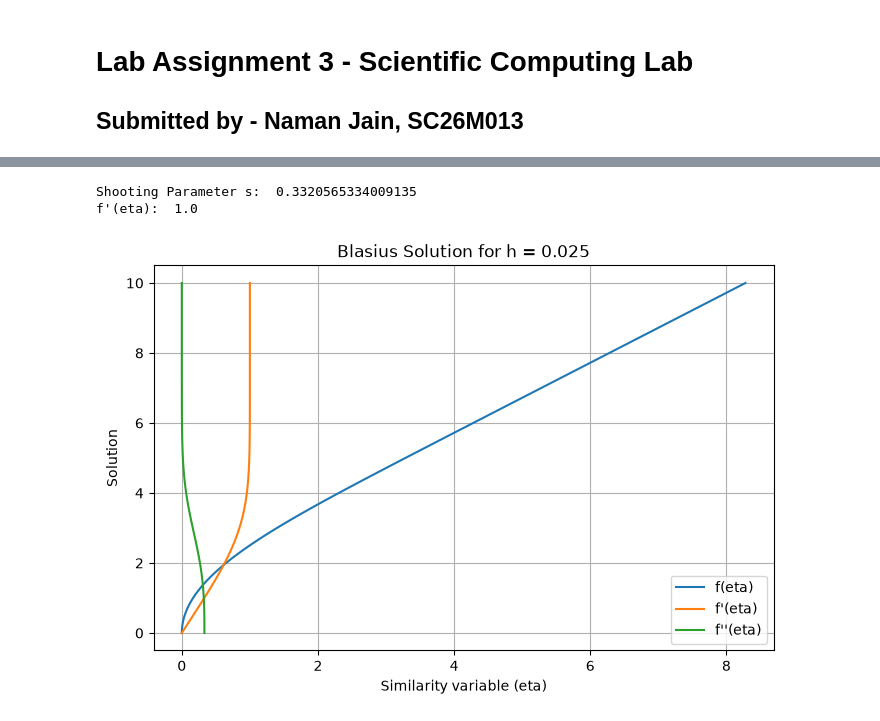
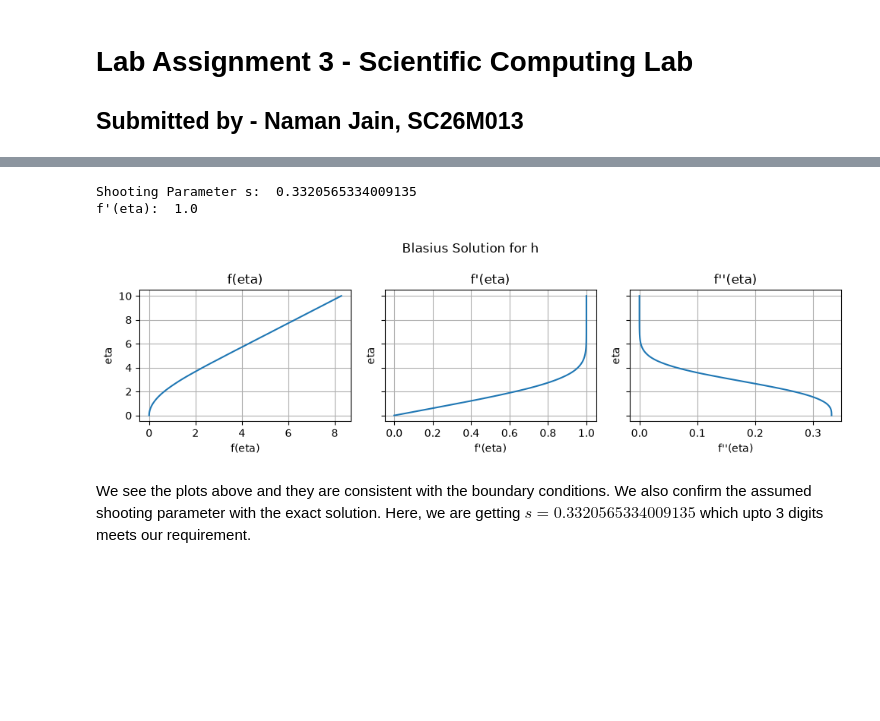
Before and after one commit to ashishbhole/AE801_2026, a Jupyter notebook: numode_bvp/Naman_BVP_ODE.ipynb, the cells around one changed output, grey strips where cells are left out. Cells and saved outputs as stored; diff of their text form; code cells hidden in the pictures; blank space fills up the shorter version.

```diff
--- a/numode_bvp/Naman_BVP_ODE.ipynb
+++ b/numode_bvp/Naman_BVP_ODE.ipynb
@@ -9,6 +70,7 @@ import matplotlib.pyplot as plt
 eta_inf = 10
 h = 0.1
 
+# RK3
 def first_order(u1, u2, u3):
     Y = np.array([u1, u2, u3])
     G = np.array([[0, 1, 0],[0, 0, 1],[0, 0, -u1/2]])
@@ -41,43 +103,56 @@ def RK3(s,h, eta_inf):
 
 def error(s, h):
     error = RK3(s, h, eta_inf)[2]
     return error
 
 def bisection(sl, su, eps, h):
     while (su - sl)/2 > eps:
         s = (su + sl)/2
         if error(s, h) == 0:
             return s
 
         if error(sl, h)*error(s, h) < 0:
             su = s
         else:
             sl = s
     return s
 
 sl = 0
 su = 1
 eps = 1e-20
 
 eta, Y, err1 = RK3(bisection(sl, su, eps, h), h, eta_inf)
 
 print("Shooting Parameter s: ", bisection(sl, su, eps, h))
 print("f'(eta): ", Y[-1,1])
 
-plt.figure(figsize=(8, 5))
-plt.plot( Y[:, 0],eta, label="f(eta)")
-plt.plot( Y[:, 1],eta, label="f'(eta)")
-plt.plot( Y[:, 2],eta, label="f''(eta)")
-plt.xlabel("Similarity variable (eta)")
-plt.ylabel("Solution")
-plt.title(f"Blasius Solution for h = {hi}")
-plt.grid(True)
-plt.legend()
+fig, ax = plt.subplots(1, 3, figsize=(10, 3), sharey=True)
+ax[0].plot(Y[:, 0], eta)
+ax[0].set_xlabel("f(eta)")
+ax[0].set_ylabel("eta")
+ax[0].set_title("f(eta)")
+
+ax[1].plot(Y[:, 1], eta)
+ax[1].set_xlabel("f'(eta)")
+ax[1].set_ylabel("eta")
+ax[1].set_title("f'(eta)")
+
+ax[2].plot(Y[:, 2], eta)
+ax[2].set_xlabel("f''(eta)")
+ax[2].set_ylabel("eta")
+ax[2].set_title("f''(eta)")
+
+for a in ax:
+    a.grid(True)
+fig.suptitle(f"Blasius Solution for h ")
+plt.tight_layout()
 plt.show()
 # %% [output]
 Shooting Parameter s:  0.3320565334009135
 f'(eta):  1.0
-[figure, old version]
+[figure, new version]
+# %% [markdown]
+We see the plots above and they are consistent with the boundary conditions. We also confirm the assumed shooting parameter with the exact solution. Here, we are getting $s =  0.3320565334009135$ which upto 3 digits meets our requirement.
 # %%
 h_values = [0.4, 0.2, 0.1, 0.05, 0.025]
 sl = 0
```
Also changed, not shown: parts of 12 cells of this notebook.
